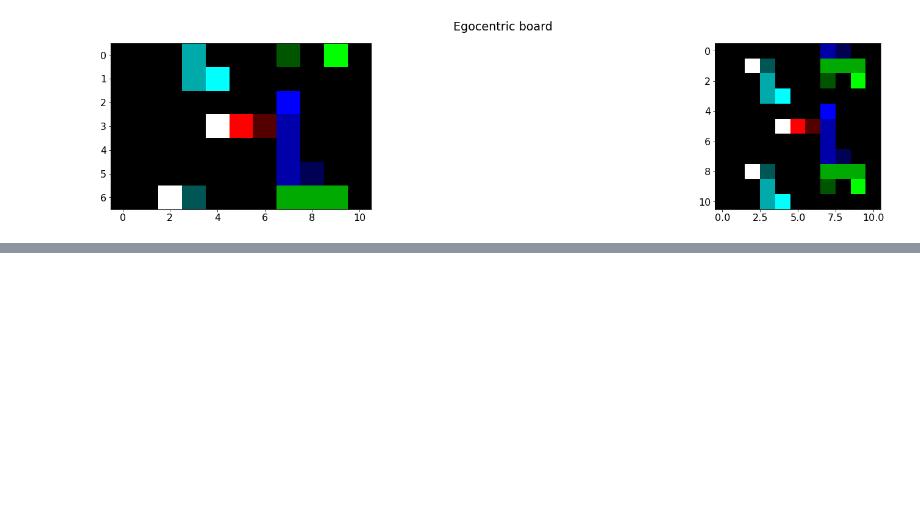
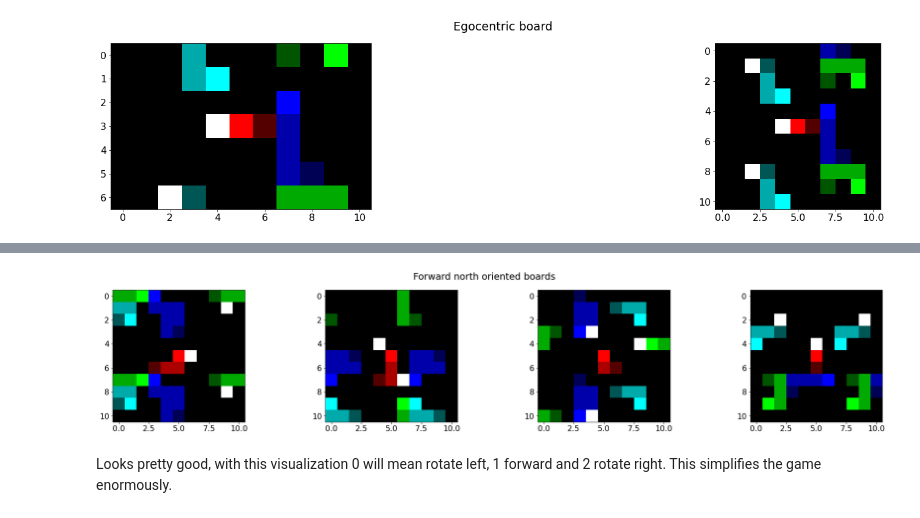
Before and after one commit to ironbar/hungry_geese, a Jupyter notebook: notebooks/009_the_great_redesign.ipynb, the cells around one changed output, grey strips where cells are left out. Drawn from its saved outputs; the diff is of its cells as text; code cells hidden in the pictures; blank space fills up the shorter version.

```diff
--- a/notebooks/009_the_great_redesign.ipynb
+++ b/notebooks/009_the_great_redesign.ipynb
@@ -121,0 +133,12 @@ plt.imshow(game_state.render_board(game_state.boards[step_idx]))
+# %%
+plt.suptitle('Forward north oriented boards')
+step_idx_range = [27, 26, 24, 20]
+for plot_idx, step_idx in enumerate(step_idx_range):
+    plt.subplot(1, len(step_idx_range), plot_idx + 1)
+    rendered_board = game_state.render_board(game_state.boards[step_idx])
+    rendered_board = make_board_forward_north_oriented(rendered_board, ACTIONS[plot_idx])
+    plt.imshow(rendered_board)
+# %% [output]
+[figure, added]
+# %% [markdown]
+Looks pretty good, with this visualization 0 will mean rotate left, 1 forward and 2 rotate right. This simplifies the game enormously.
```
Also changed, not shown: parts of 5 cells of this notebook, 1 other file.
